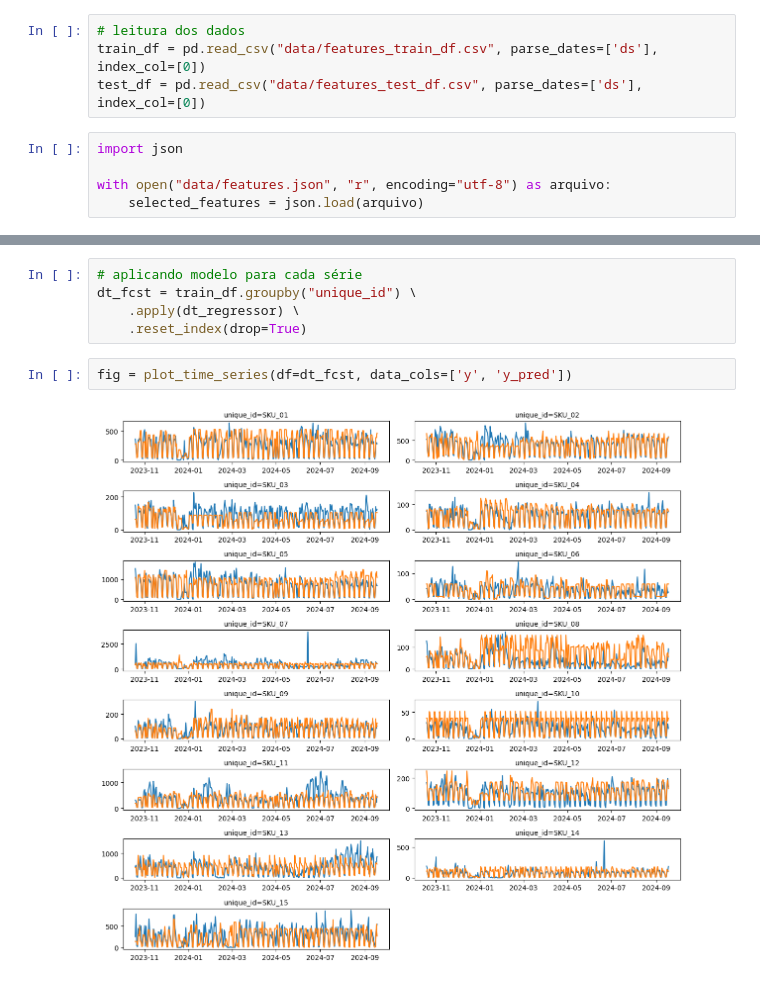
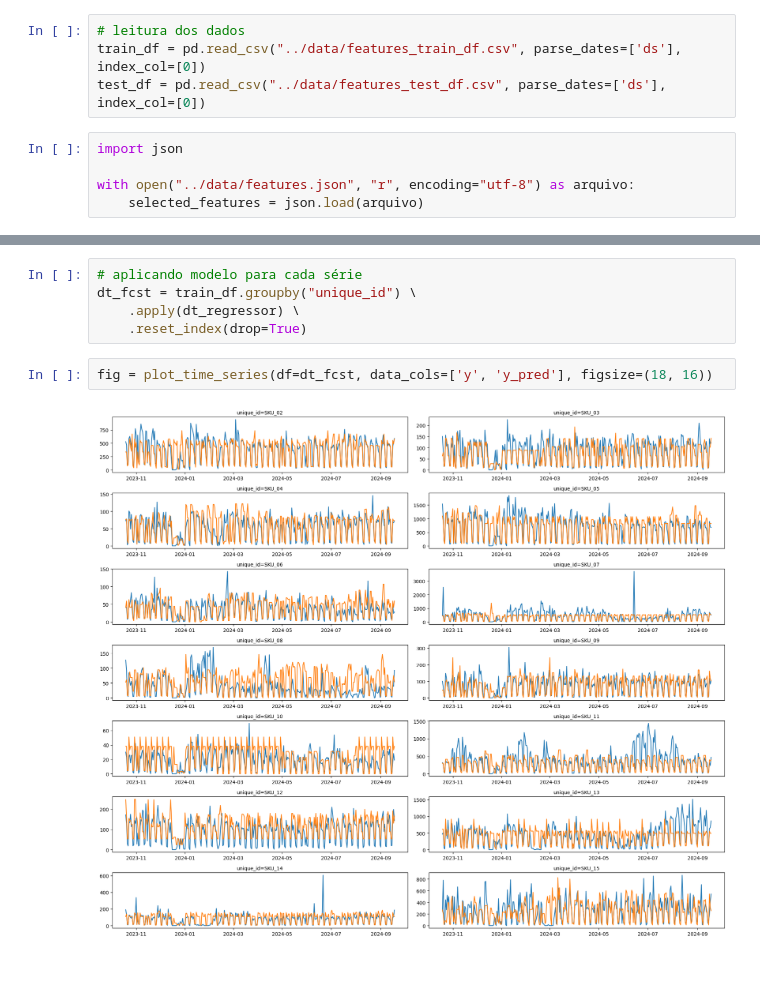
Before and after one commit to getrolucas/PIC-CD-UFERSA, a Jupyter notebook: notebooks/04_decision_tree.ipynb, the cells around one changed output, grey strips where cells are left out. Cells and saved outputs as stored; diff of their text form.

```diff
--- a/notebooks/04_decision_tree.ipynb
+++ b/notebooks/04_decision_tree.ipynb
@@ -31,12 +29,12 @@ EVAL_PATH = 'data/evaluation.csv'
 Leitura dos dados de treino e teste exportados no notebook *analise_exploratoria.ipynb*. Para cada série, foram separados os 70% primeiros pontos de dados para treino e o restante, ou seja, os dados mais recentes, para teste.
 # %%
 # leitura dos dados
-train_df = pd.read_csv("data/features_train_df.csv", parse_dates=['ds'], index_col=[0])
-test_df = pd.read_csv("data/features_test_df.csv", parse_dates=['ds'], index_col=[0])
+train_df = pd.read_csv("../data/features_train_df.csv", parse_dates=['ds'], index_col=[0])
+test_df = pd.read_csv("../data/features_test_df.csv", parse_dates=['ds'], index_col=[0])
 # %%
 import json
 
-with open("data/features.json", "r", encoding="utf-8") as arquivo:
+with open("../data/features.json", "r", encoding="utf-8") as arquivo:
     selected_features = json.load(arquivo)
 # %% [markdown]
 ## **Decision Tree Regression**
@@ -66,9 +64,9 @@ dt_fcst = train_df.groupby("unique_id") \
     .apply(dt_regressor) \
     .reset_index(drop=True)
 # %%
-fig = plot_time_series(df=dt_fcst, data_cols=['y', 'y_pred'])
+fig = plot_time_series(df=dt_fcst, data_cols=['y', 'y_pred'], figsize=(18, 16))
 # %% [output]
-[figure, old version]
+[figure, new version]
 # %%
 rf_eval = Evaluation(dt_fcst)
 rf_eval.summary()
```
Also changed, not shown: parts of 3 cells of this notebook, 15 other files.
